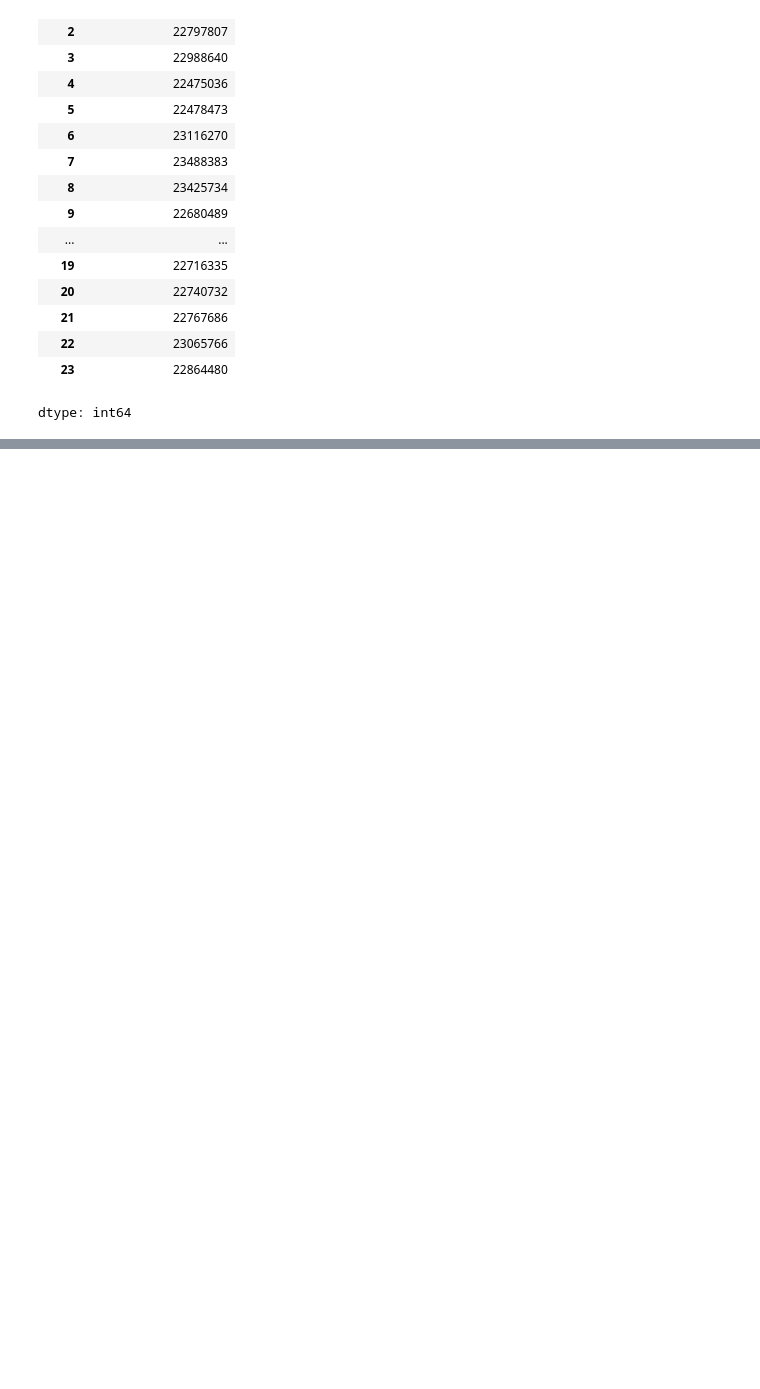
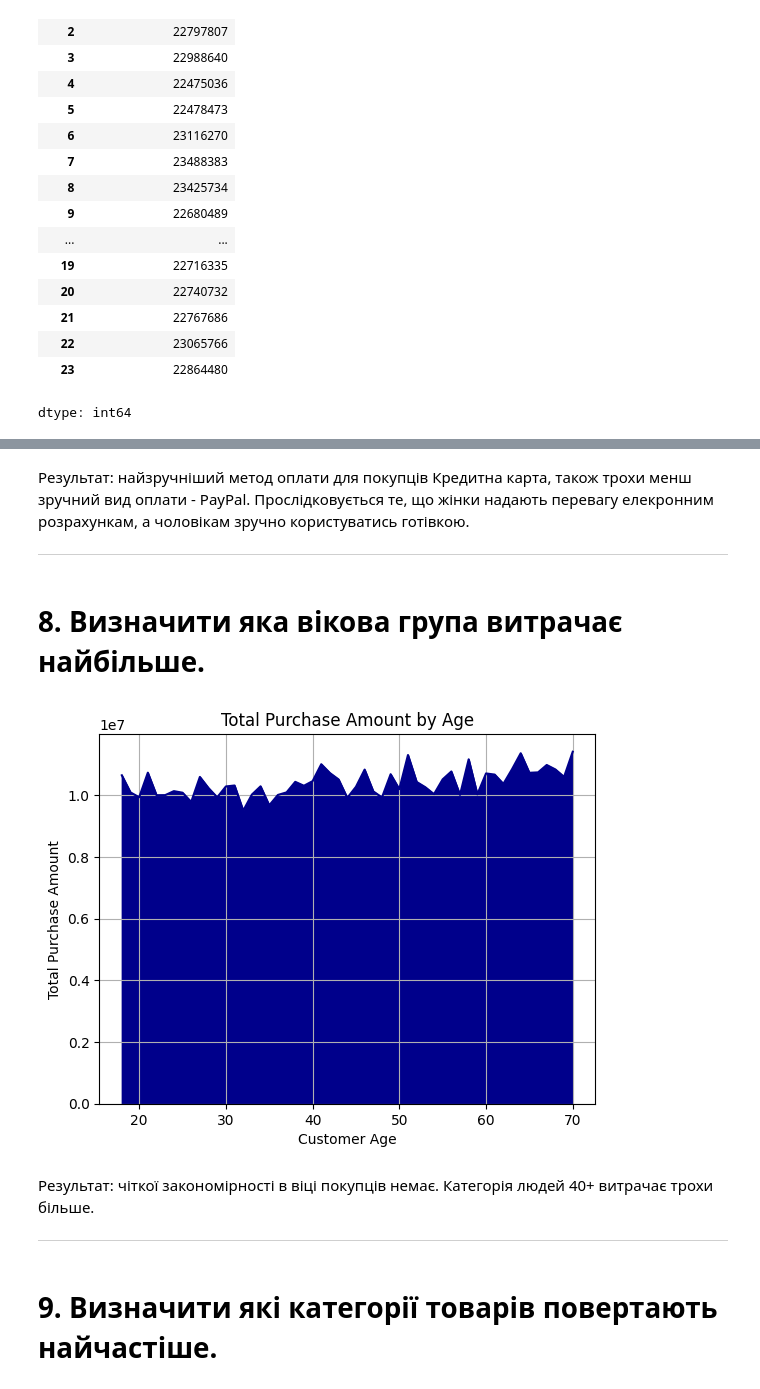
Before and after one commit to IraKukharuk/Portfolio, a Jupyter notebook: Project_Ecommerce_customer_data_custom_ratios.ipynb, the cells around one changed output, grey strips where cells are left out. Drawn from its saved outputs; the diff is of its cells as text; code cells hidden in the pictures; blank space fills up the shorter version.

```diff
--- a/Project_Ecommerce_customer_data_custom_ratios.ipynb
+++ b/Project_Ecommerce_customer_data_custom_ratios.ipynb
@@ -230,0 +260,4 @@ fig.show()
+# %%
+df['Day of Week'] = df['Purchase Date'].dt.day_name()
+sum_by_day_of_week = df.groupby('Day of Week')['Total Purchase Amount'].sum().sort_values(ascending = False)
+sum_by_day_of_week
@@ -251,0 +302,21 @@ fig.show()
+# %% [markdown]
+Результат: найзручніший метод оплати для покупців Кредитна карта, також трохи менш зручний вид оплати - PayPal. Прослідковується те, що жінки надають перевагу елекронним розрахункам, а чоловікам зручно користуватись готівкою.
+
+
+---
+# %% [markdown]
+# 8. Визначити яка вікова група витрачає найбільше.
+# %%
+df.groupby('Customer Age')['Total Purchase Amount'].sum().plot(kind = 'area', color = 'darkblue')
+plt.ylabel('Total Purchase Amount')
+plt.title('Total Purchase Amount by Age')
+plt.grid();
+# %% [output]
+[figure, added]
+# %% [markdown]
+Результат: чіткої закономірності в віці покупців немає. Категорія людей 40+ витрачає трохи більше.
+
+
+---
+# %% [markdown]
+# 9. Визначити які категорії товарів повертають найчастіше.
```
Also changed, not shown: parts of 32 cells of this notebook.
